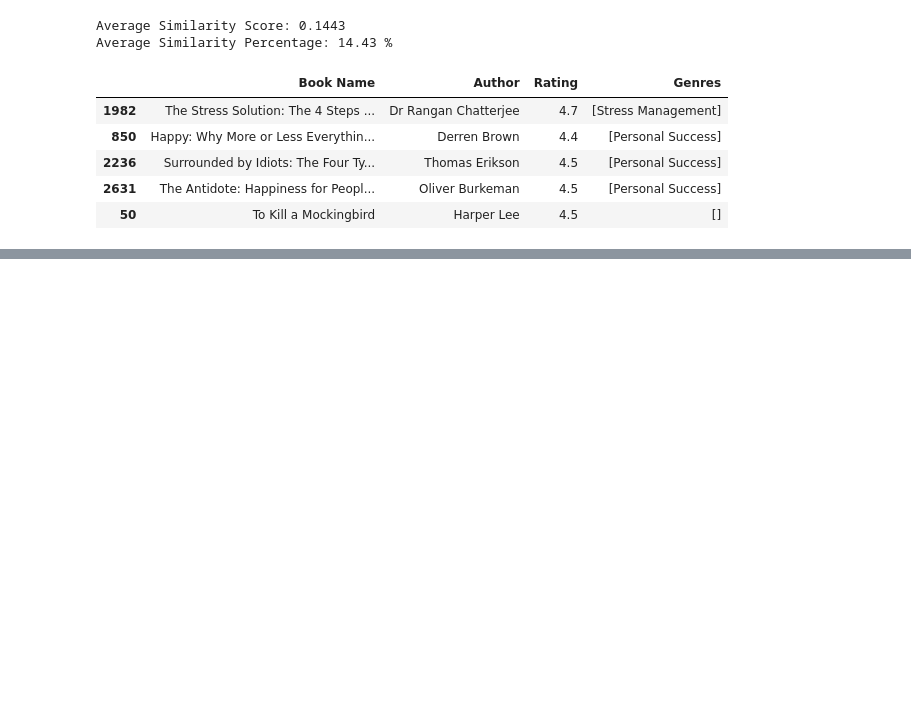
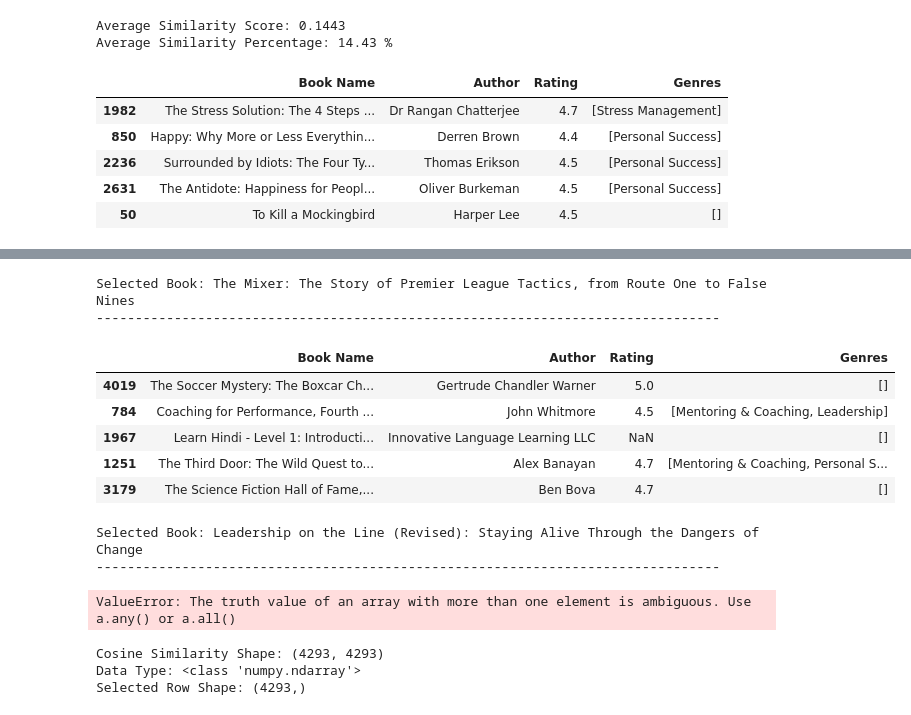
Before and after one commit to rao274563-cpu/Audible-Insights, a Jupyter notebook: notebooks/04_recommendation_system.ipynb, the cells around one changed output, grey strips where cells are left out. Cells and saved outputs as stored; diff of their text form; code cells hidden in the pictures; blank space fills up the shorter version.

```diff
--- a/notebooks/04_recommendation_system.ipynb
+++ b/notebooks/04_recommendation_system.ipynb
@@ -135,40 +135,40 @@ print("Cosine Similarity Matrix Shape: ", cosine_sim.shape)
 # %% [output]
 Cosine Similarity Matrix Shape:  (4293, 4293)
 # %%
+
 def recommend_book(book_name, cosine_sim=cosine_sim):
 
-    #Get book index
+    # Map book titles to positional indices
     indices = pd.Series(
-        df_advance.index,
+        range(len(df_advance)),
         index=df_advance["Book Name"]
     ).drop_duplicates()
-
 
     # Handle invalid book titles
     if book_name not in indices:
         print("Book not found in the dataset.")
         return
 
-
+    # Get correct book position
     idx = indices[book_name]
 
+    # Get similarity scores
     similarity_scores = list(enumerate(cosine_sim[idx]))
-    #Get similarity scores
+
+    # Sort by similarity score
     similarity_scores = sorted(
         similarity_scores,
         key=lambda x: x[1],
         reverse=True
     )
 
-    #Execlude the selected book itself
+    # Exclude selected book itself
     similarity_scores = similarity_scores[1:6]
 
-    #Get recommended book indices
+    # Get recommended book indices
     book_indices = [i[0] for i in similarity_scores]
 
-    #Display recommendations
-
-    # Display recommendations
+    # Return recommendations
     return df_advance.iloc[book_indices][
         ["Book Name", "Author", "Rating", "Genres"]
     ]
@@ -284,0 +288,35 @@ print("Precision@5 Percentage:", round(precision_at_5 * 100, 2), "%")
+# %%
+# Test recommendations for multiple audiobooks
+
+test_books = df_advance["Book Name"].dropna().drop_duplicates().sample(
+    5, random_state=42
+)
+
+for book in test_books:
+    print("\nSelected Book:", book)
+    print("-" * 80)
+
+    recommendations = recommend_book(book)
+
+    display(recommendations)
+# %% [output]
+Selected Book: The Mixer: The Story of Premier League Tactics, from Route One to False Nines
+--------------------------------------------------------------------------------
+|  | Book Name | Author | Rating | Genres |
+| 4019 | The Soccer Mystery: The Boxcar Ch... | Gertrude Chandler Warner | 5.0 | [] |
+| 784 | Coaching for Performance, Fourth ... | John Whitmore | 4.5 | [Mentoring & Coaching, Leadership] |
+| 1967 | Learn Hindi - Level 1: Introducti... | Innovative Language Learning LLC | NaN | [] |
+| 1251 | The Third Door: The Wild Quest to... | Alex Banayan | 4.7 | [Mentoring & Coaching, Personal S... |
+| 3179 | The Science Fiction Hall of Fame,... | Ben Bova | 4.7 | [] |
+Selected Book: Leadership on the Line (Revised): Staying Alive Through the Dangers of Change
+--------------------------------------------------------------------------------
+ValueError: The truth value of an array with more than one element is ambiguous. Use a.any() or a.all()
+# %%
+
+print("Cosine Similarity Shape:", cosine_sim.shape)
+print("Data Type:", type(cosine_sim))
+print("Selected Row Shape:", cosine_sim[0].shape)
+# %% [output]
+Cosine Similarity Shape: (4293, 4293)
+Data Type: <class 'numpy.ndarray'>
+Selected Row Shape: (4293,)
```
Also changed, not shown: parts of 1 cell of this notebook.
